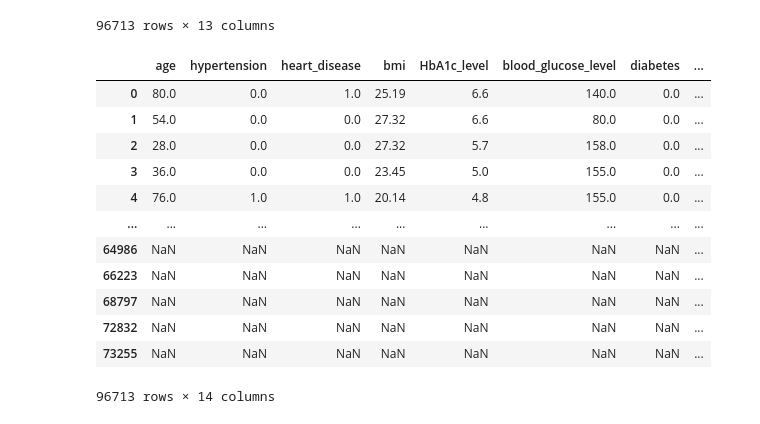
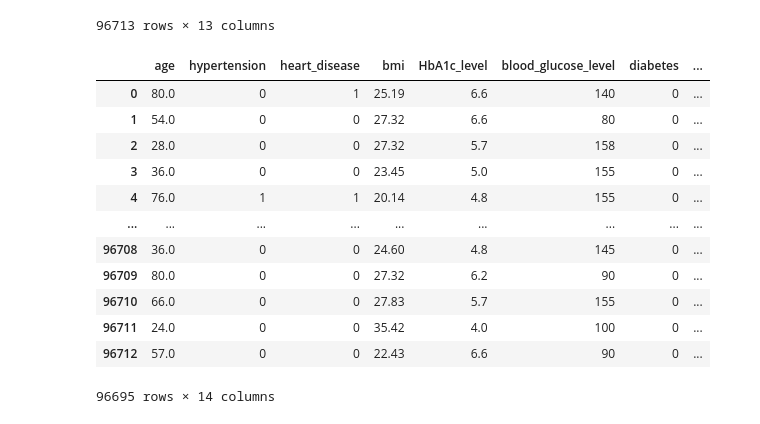
Before and after one commit to laurajanefaulds/project4, a Jupyter notebook: diabetes.ipynb, the cells around one changed output. Saved outputs shown, nothing was run; the diff lists cells and outputs as text; code cells hidden in the pictures.

```diff
--- a/diabetes.ipynb
+++ b/diabetes.ipynb
@@ -118,22 +180,22 @@ diabetes_data_encoded_df
 # %%
 
 # Specify the column(s) you want to one-hot encode
-categorical_columns = ["gender"]
+categorical_columns = ["gender", "smoking_history"]
 
 # Use pd.get_dummies to one-hot encode the specified columns
-diabetes_data_encoded_df = pd.get_dummies(diabetes_data_encoded_df, columns=categorical_columns)
+diabetes_data_encoded_df = pd.get_dummies(diabetes_data_df, columns=categorical_columns)
 diabetes_data_encoded_df
 # %% [output]
 |  | age | hypertension | heart_disease | bmi | HbA1c_level | blood_glucose_level | diabetes | ... |
-| 0 | 80.0 | 0.0 | 1.0 | 25.19 | 6.6 | 140.0 | 0.0 | ... |
-| 1 | 54.0 | 0.0 | 0.0 | 27.32 | 6.6 | 80.0 | 0.0 | ... |
-| 2 | 28.0 | 0.0 | 0.0 | 27.32 | 5.7 | 158.0 | 0.0 | ... |
-| 3 | 36.0 | 0.0 | 0.0 | 23.45 | 5.0 | 155.0 | 0.0 | ... |
-| 4 | 76.0 | 1.0 | 1.0 | 20.14 | 4.8 | 155.0 | 0.0 | ... |
+| 0 | 80.0 | 0 | 1 | 25.19 | 6.6 | 140 | 0 | ... |
+| 1 | 54.0 | 0 | 0 | 27.32 | 6.6 | 80 | 0 | ... |
+| 2 | 28.0 | 0 | 0 | 27.32 | 5.7 | 158 | 0 | ... |
+| 3 | 36.0 | 0 | 0 | 23.45 | 5.0 | 155 | 0 | ... |
+| 4 | 76.0 | 1 | 1 | 20.14 | 4.8 | 155 | 0 | ... |
 | ... | ... | ... | ... | ... | ... | ... | ... | ... |
-| 64986 | NaN | NaN | NaN | NaN | NaN | NaN | NaN | ... |
-| 66223 | NaN | NaN | NaN | NaN | NaN | NaN | NaN | ... |
-| 68797 | NaN | NaN | NaN | NaN | NaN | NaN | NaN | ... |
-| 72832 | NaN | NaN | NaN | NaN | NaN | NaN | NaN | ... |
-| 73255 | NaN | NaN | NaN | NaN | NaN | NaN | NaN | ... |
+| 96708 | 36.0 | 0 | 0 | 24.60 | 4.8 | 145 | 0 | ... |
+| 96709 | 80.0 | 0 | 0 | 27.32 | 6.2 | 90 | 0 | ... |
+| 96710 | 66.0 | 0 | 0 | 27.83 | 5.7 | 155 | 0 | ... |
+| 96711 | 24.0 | 0 | 0 | 35.42 | 4.0 | 100 | 0 | ... |
+| 96712 | 57.0 | 0 | 0 | 22.43 | 6.6 | 90 | 0 | ... |
-96713 rows × 14 columns
+96695 rows × 14 columns
```
Also changed, not shown: parts of 7 cells of this notebook.
